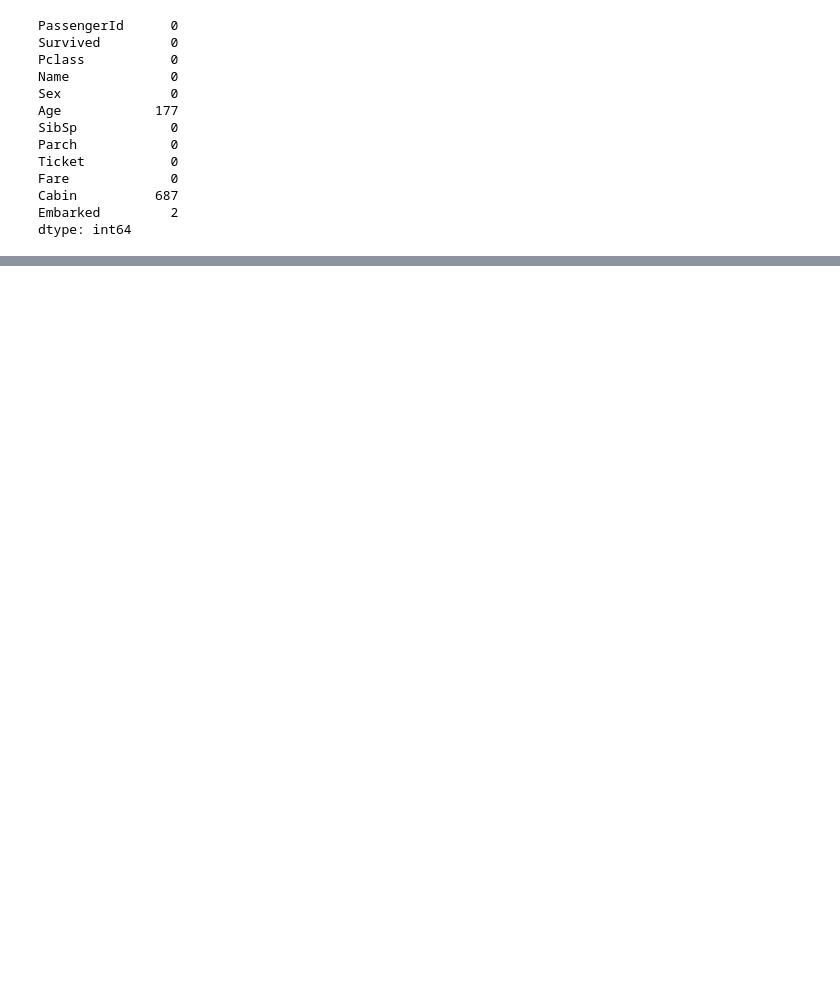
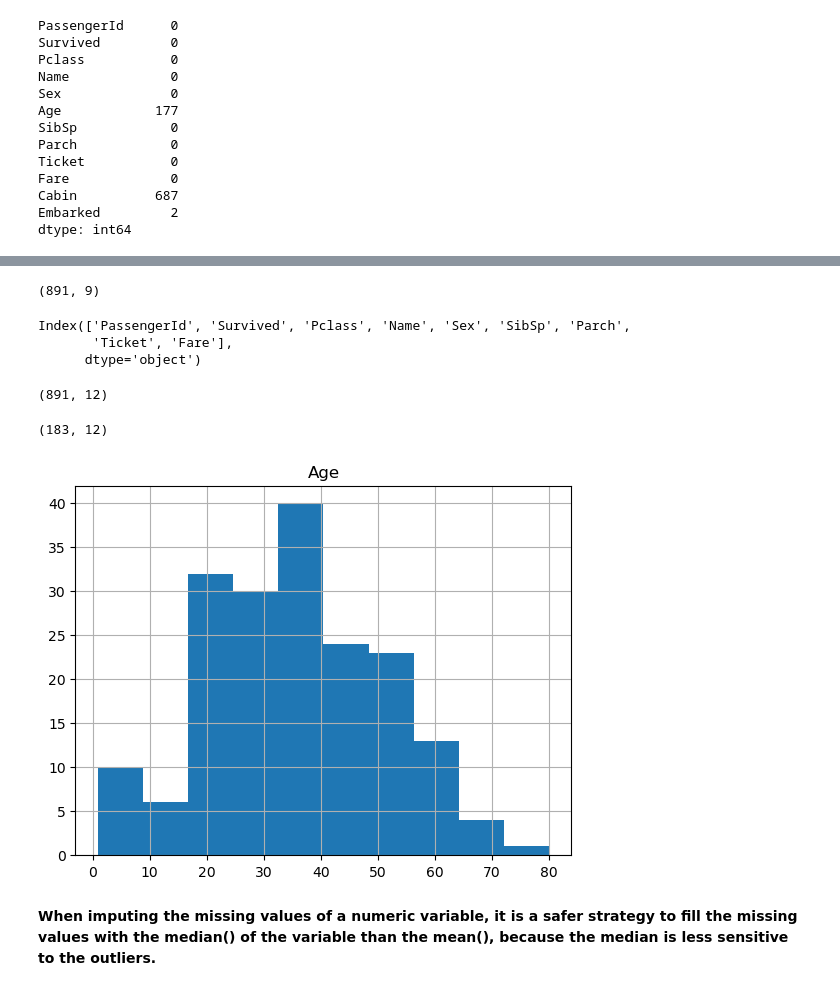
Before and after one commit to apbadzioch/DataSci_FA24, a Jupyter notebook: Module_08/Badzioch_Lab08.ipynb, the cells around one changed output, grey strips where cells are left out. Cells and saved outputs as stored; diff of their text form; code cells hidden in the pictures; blank space fills up the shorter version.

```diff
--- a/Module_08/Badzioch_Lab08.ipynb
+++ b/Module_08/Badzioch_Lab08.ipynb
@@ -106,0 +260,27 @@ dtype: int64
+# %%
+titanic3.dropna(axis=1, inplace=True)
+titanic3.shape
+# %% [output]
+(891, 9)
+# %%
+titanic3.columns
+# %% [output]
+Index(['PassengerId', 'Survived', 'Pclass', 'Name', 'Sex', 'SibSp', 'Parch',
+       'Ticket', 'Fare'],
+      dtype='object')
+# %%
+titanic4 = titanic.copy()
+titanic4.shape
+# %% [output]
+(891, 12)
+# %%
+titanic4.dropna(axis=0, inplace=True)
+titanic4.shape
+# %% [output]
+(183, 12)
+# %%
+titanic4.hist('Age');
+# %% [output]
+[figure, added]
+# %% [markdown]
+**When imputing the missing values of a numeric variable, it is a safer strategy to fill the missing values with the median() of the variable than the mean(), because the median is less sensitive to the outliers.**
```
Also changed, not shown: parts of 33 cells of this notebook, 4 other files.
